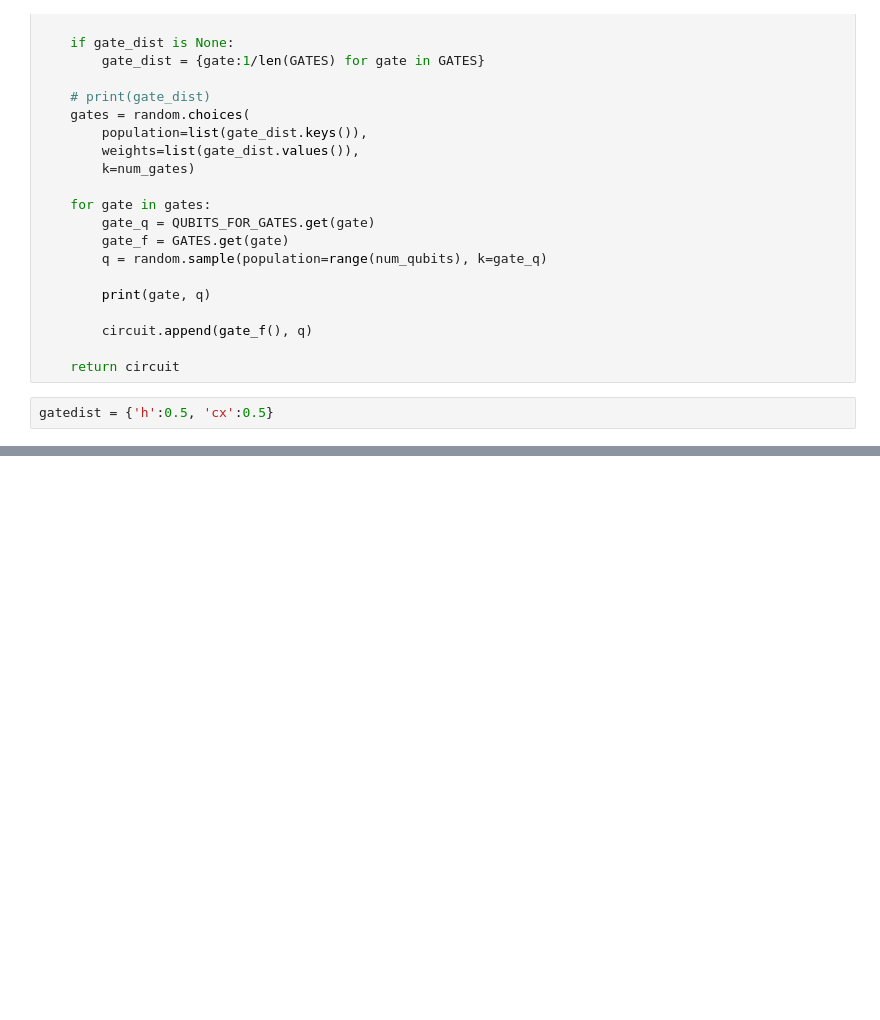
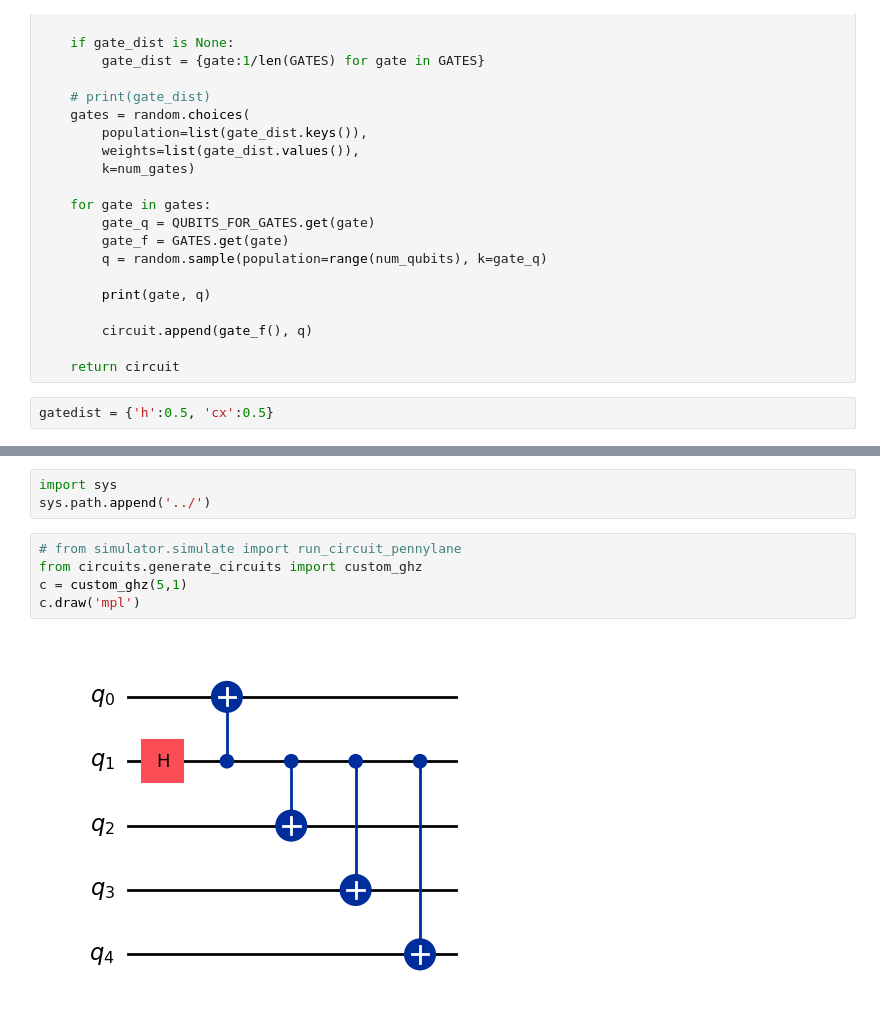
Before and after one commit to ashutiw2k/nequa, a Jupyter notebook: test_notebooks/RandomCircGen.ipynb, the cells around one changed output, grey strips where cells are left out. Saved outputs shown, nothing was run; the diff lists cells and outputs as text; blank space fills up the shorter version.

```diff
--- a/test_notebooks/RandomCircGen.ipynb
+++ b/test_notebooks/RandomCircGen.ipynb
@@ -65,0 +66,10 @@ h [1]
+# %%
+import sys
+sys.path.append('../')
+# %%
+# from simulator.simulate import run_circuit_pennylane
+from circuits.generate_circuits import custom_ghz
+c = custom_ghz(5,1)
+c.draw('mpl')
+# %% [output]
+[figure, added]
```
Also changed, not shown: parts of 5 cells of this notebook, 2 other files.
